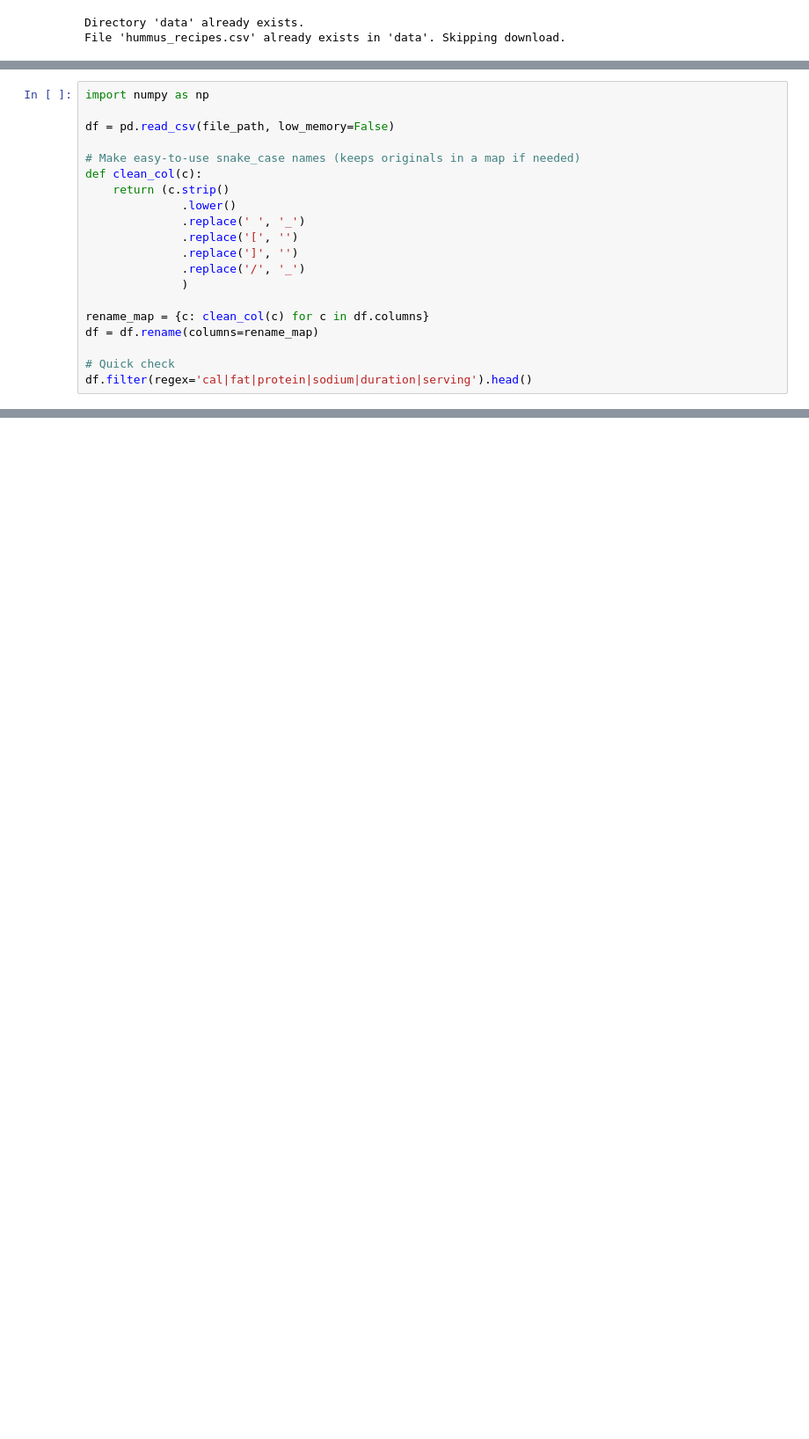
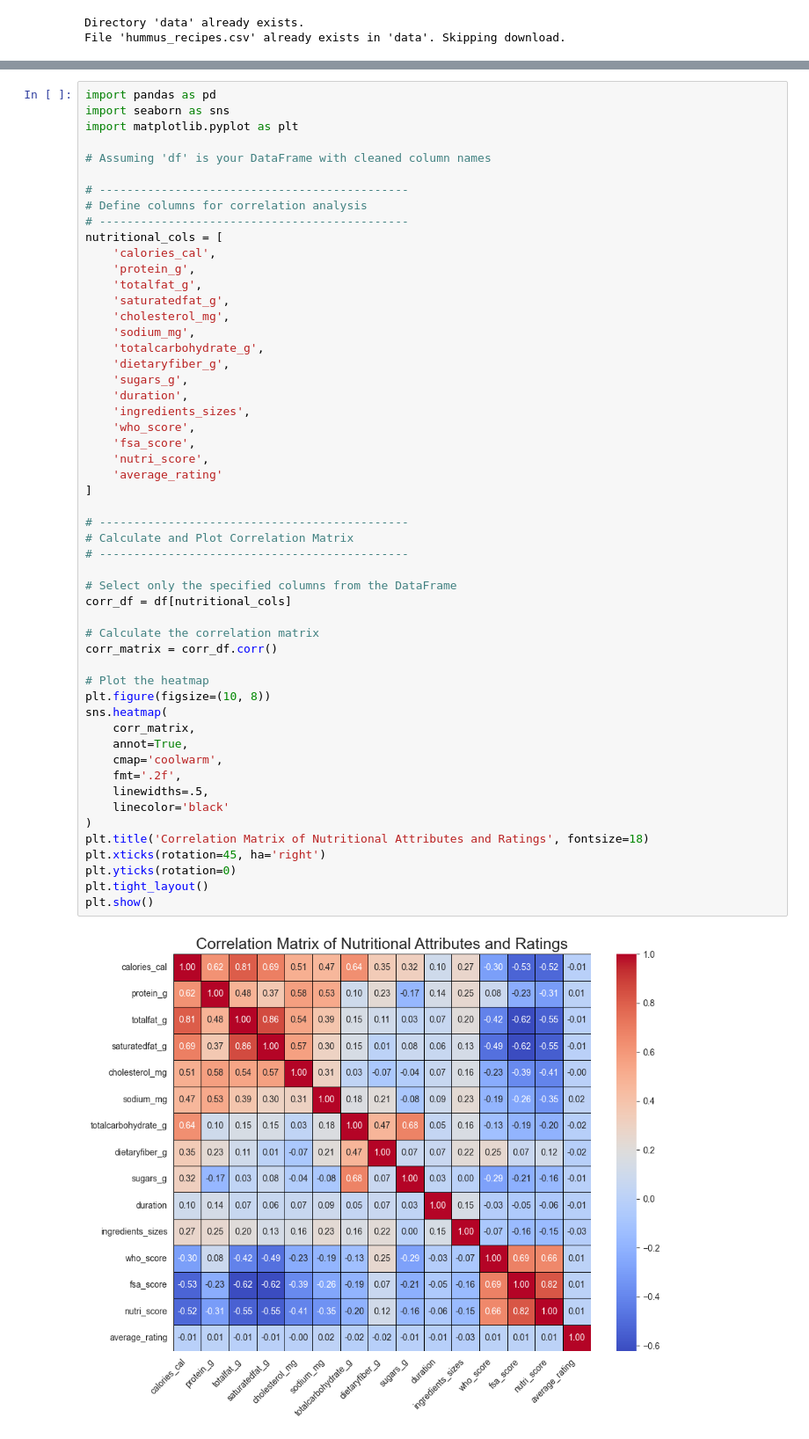
Before and after one commit to usamarq/recipe-rag-nlp, a Jupyter notebook: data_exploration.ipynb, the cells around one changed output, grey strips where cells are left out. Shown at 88% size. Drawn from its saved outputs; the diff is of its cells as text; blank space fills up the shorter version.

```diff
--- a/data_exploration.ipynb
+++ b/data_exploration.ipynb
@@ -124,20 +104,0 @@ plt.show()
-# %%
-import numpy as np
-
-df = pd.read_csv(file_path, low_memory=False)
-
-# Make easy-to-use snake_case names (keeps originals in a map if needed)
-def clean_col(c):
-    return (c.strip()
-              .lower()
-              .replace(' ', '_')
-              .replace('[', '')
-              .replace(']', '')
-              .replace('/', '_')
-              )
-
-rename_map = {c: clean_col(c) for c in df.columns}
-df = df.rename(columns=rename_map)
-
-# Quick check
-df.filter(regex='cal|fat|protein|sodium|duration|serving').head()
@@ -170,0 +183,55 @@ Processing column: ingredients...
+# %%
+import pandas as pd
+import seaborn as sns
+import matplotlib.pyplot as plt
+
+# Assuming 'df' is your DataFrame with cleaned column names
+
+# ---------------------------------------------
+# Define columns for correlation analysis
+# ---------------------------------------------
+nutritional_cols = [
+    'calories_cal',
+    'protein_g',
+    'totalfat_g',
+    'saturatedfat_g',
+    'cholesterol_mg',
+    'sodium_mg',
+    'totalcarbohydrate_g',
+    'dietaryfiber_g',
+    'sugars_g',
+    'duration',
+    'ingredients_sizes',
+    'who_score',
+    'fsa_score',
+    'nutri_score',
+    'average_rating'
+]
+
+# ---------------------------------------------
+# Calculate and Plot Correlation Matrix
+# ---------------------------------------------
+
+# Select only the specified columns from the DataFrame
+corr_df = df[nutritional_cols]
+
+# Calculate the correlation matrix
+corr_matrix = corr_df.corr()
+
+# Plot the heatmap
+plt.figure(figsize=(10, 8))
+sns.heatmap(
+    corr_matrix,
+    annot=True,
+    cmap='coolwarm',
+    fmt='.2f',
+    linewidths=.5,
+    linecolor='black'
+)
+plt.title('Correlation Matrix of Nutritional Attributes and Ratings', fontsize=18)
+plt.xticks(rotation=45, ha='right')
+plt.yticks(rotation=0)
+plt.tight_layout()
+plt.show()
+# %% [output]
+[figure, added]
```
Also changed, not shown: parts of 9 cells of this notebook, 4 other files.
